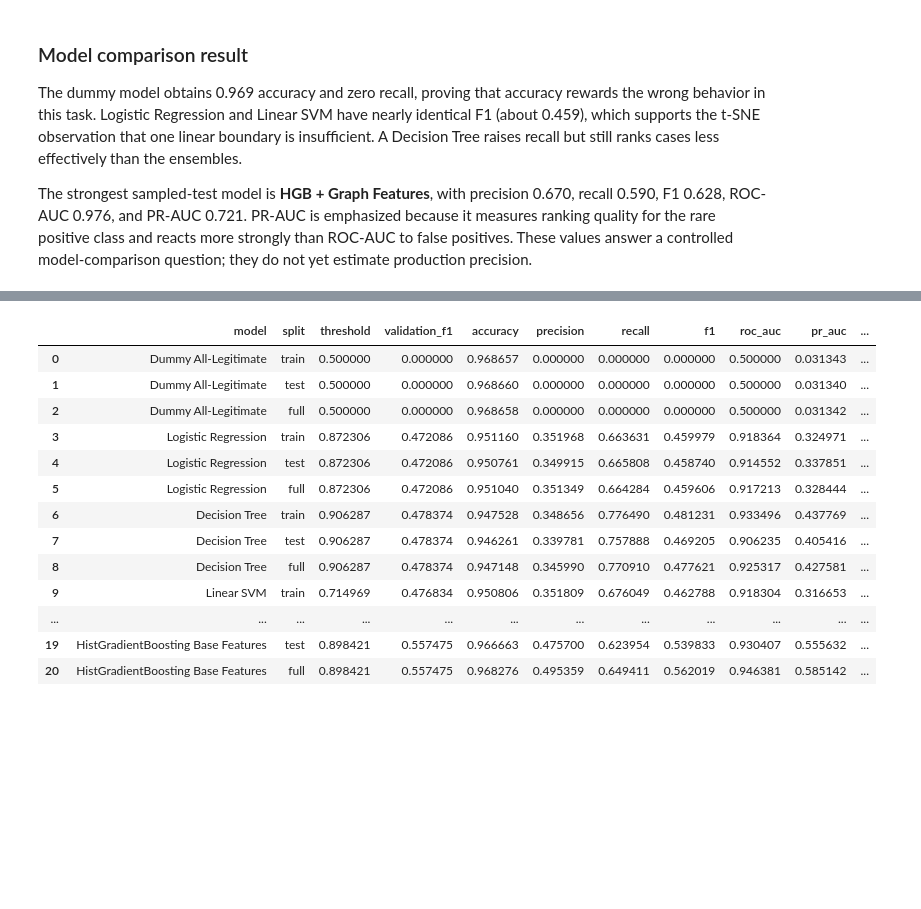
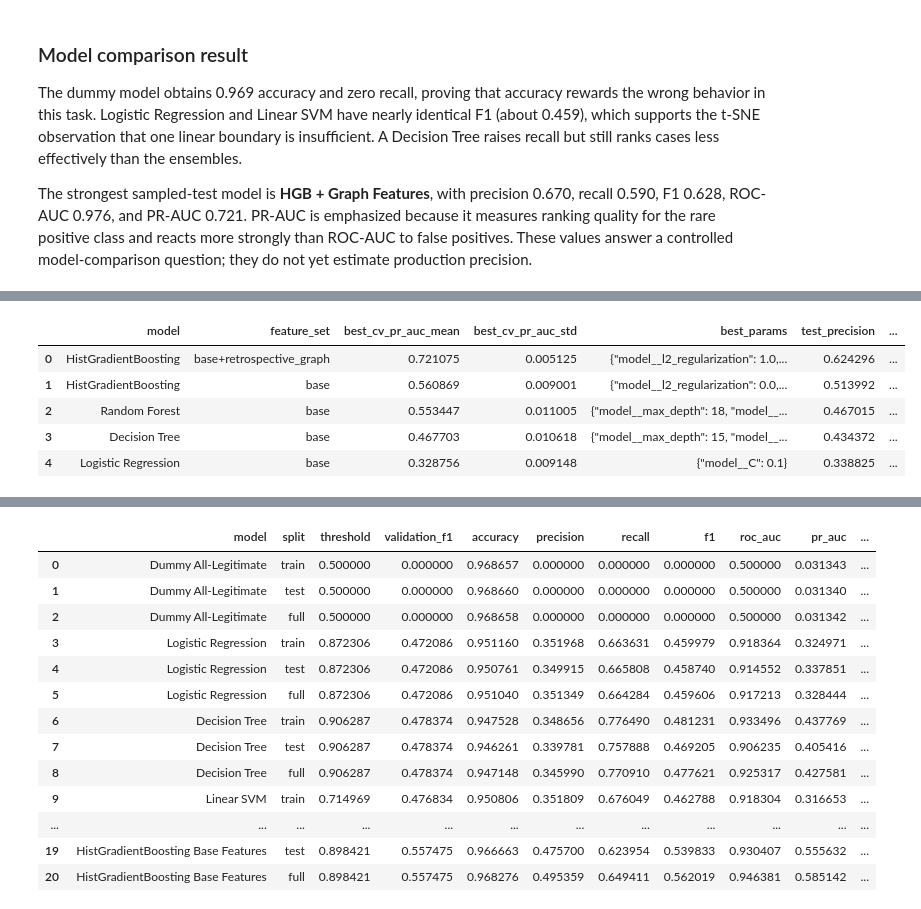
Before and after one commit to Gbkkkkk/DSAA_ML_Final_Project, a Jupyter notebook: project_zxszeto_group_IBM_AML.ipynb, the cells around one changed output, grey strips where cells are left out. Saved outputs shown, nothing was run; the diff lists cells and outputs as text; code cells hidden in the pictures; blank space fills up the shorter version.

```diff
--- a/project_zxszeto_group_IBM_AML.ipynb
+++ b/project_zxszeto_group_IBM_AML.ipynb
@@ -201,0 +253,23 @@ The strongest sampled-test model is **HGB + Graph Features**, with precision 0.6
+# %%
+# Show cross-validation stability, selected parameters, and one-time test results.
+cv_summary = pd.read_csv(RESULTS / "cross_validation_summary.csv")
+cv_summary[
+    [
+        "model",
+        "feature_set",
+        "best_cv_pr_auc_mean",
+        "best_cv_pr_auc_std",
+        "best_params",
+        "test_precision",
+        "test_recall",
+        "test_f1",
+        "test_pr_auc",
+    ]
+]
+# %% [output]
+|  | model | feature_set | best_cv_pr_auc_mean | best_cv_pr_auc_std | best_params | test_precision | ... |
+| 0 | HistGradientBoosting | base+retrospective_graph | 0.721075 | 0.005125 | {"model__l2_regularization": 1.0,... | 0.624296 | ... |
+| 1 | HistGradientBoosting | base | 0.560869 | 0.009001 | {"model__l2_regularization": 0.0,... | 0.513992 | ... |
+| 2 | Random Forest | base | 0.553447 | 0.011005 | {"model__max_depth": 18, "model__... | 0.467015 | ... |
+| 3 | Decision Tree | base | 0.467703 | 0.010618 | {"model__max_depth": 15, "model__... | 0.434372 | ... |
+| 4 | Logistic Regression | base | 0.328756 | 0.009148 | {"model__C": 0.1} | 0.338825 | ... |
```
Also changed, not shown: parts of 45 cells of this notebook, 20 other files.
